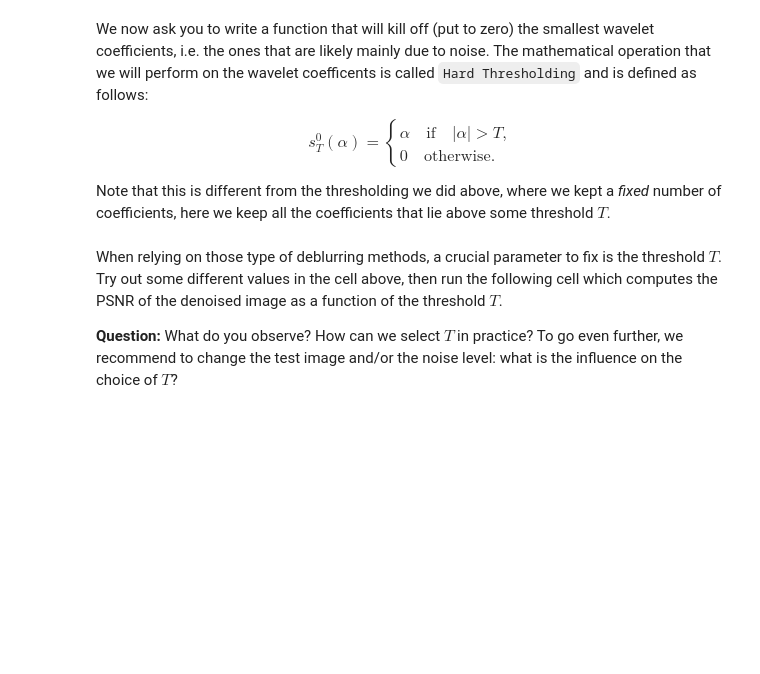
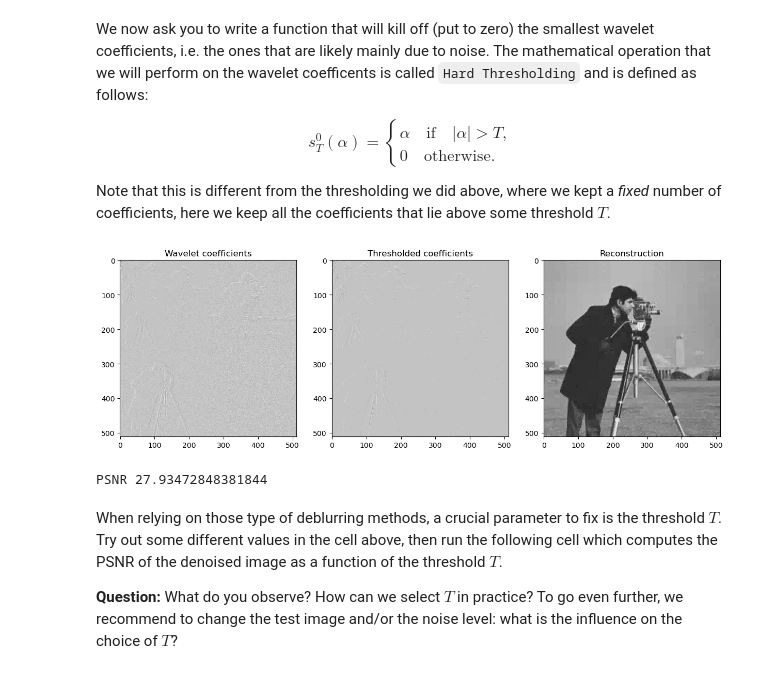
Before and after one commit to Siqi-Hu/LELEC2885-image-processing, a Jupyter notebook: TP2 files-20241001/TP2_student.ipynb, the cells around one changed output. Drawn from its saved outputs; the diff is of its cells as text; code cells hidden in the pictures; blank space fills up the shorter version.

```diff
--- a/TP2 files-20241001/TP2_student.ipynb
+++ b/TP2 files-20241001/TP2_student.ipynb
@@ -534,3 +514,34 @@ print("PSNR", PSNR(I0, rec))
+# %%
+def thresh_hard(u: np.ndarray, T: float) -> np.ndarray:
+    """Hard threshold u with threshold T
+    """
+    # YOUR IMPLEMENTATION
+    for i in range(u.size):
+        if abs(u[i]) <= T:
+            u[i] = 0
+
+    return u
+
+
+base_coeffs = WaveletCoeffs.dec2(I, "haar")
+coeffs = base_coeffs.clone()
+
+T = sigma * 3
+coeffs.coeffs[:] = thresh_hard(coeffs.coeffs, T)
+rec = coeffs.rec2()
+
+plt.figure(figsize=(15, 5))
+plt.subplot(131, title="Wavelet coefficients")
+plot_wavelet(base_coeffs)
+plt.subplot(132, title="Thresholded coefficients")
+plot_wavelet(coeffs)
+plt.subplot(133, title="Reconstruction")
+plt.imshow(rec, cmap="gray")
+plt.show()
+print("PSNR", PSNR(I0, rec))
+# %% [output]
+[figure, added]
+PSNR 27.93472848381844
 # %% [markdown]
 When relying on those type of deblurring methods, a crucial parameter to fix is the threshold $T$. Try out some different values in the cell above, then run the following cell which computes the PSNR of the denoised image as a function of the threshold $T$.
 
```
Also changed, not shown: parts of 8 cells of this notebook, 11 other files.
